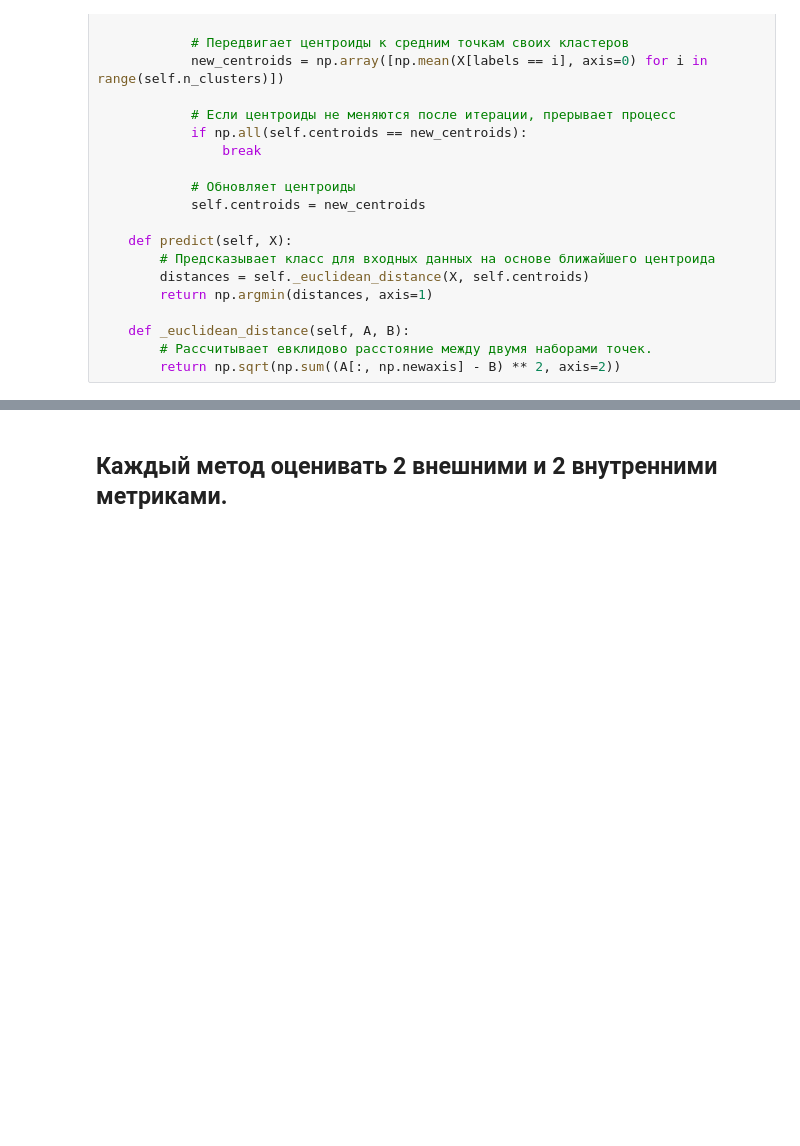
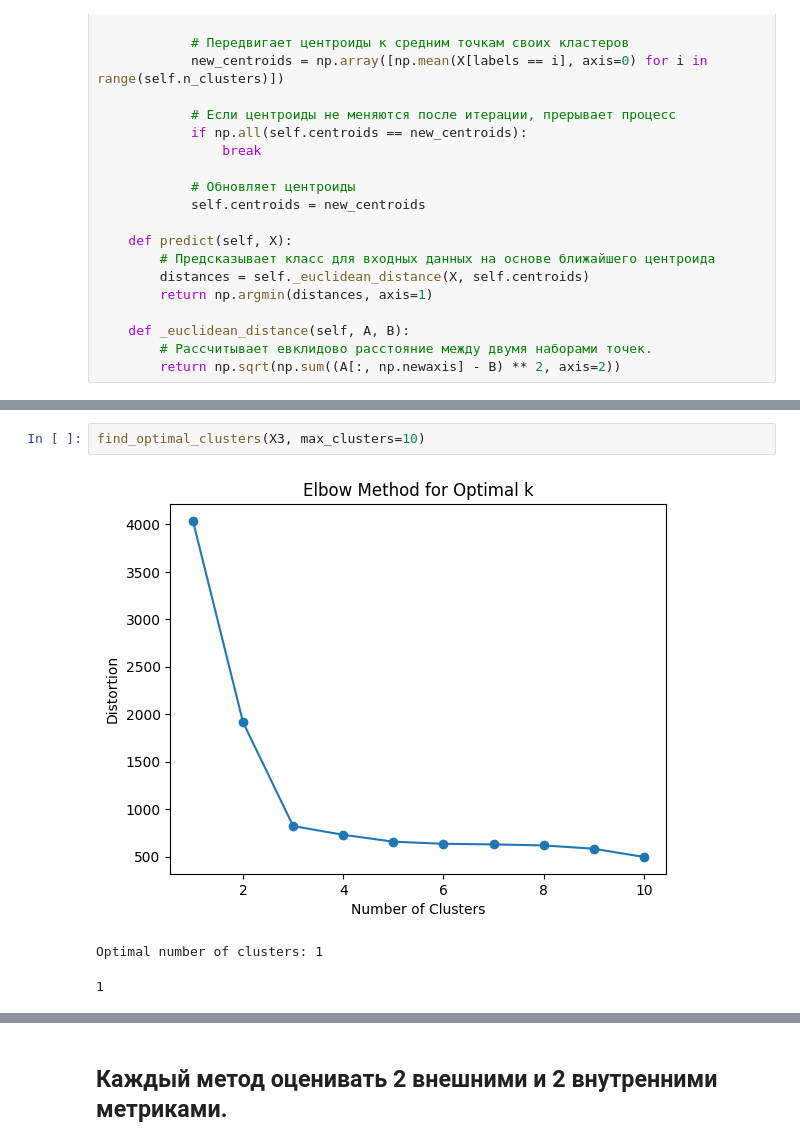
Before and after one commit to RiverSpider/Machine-Learning, a Jupyter notebook: notebook/lab6_Раевских_ФИТ-222.ipynb, the cells around one changed output, grey strips where cells are left out. Saved outputs shown, nothing was run; the diff lists cells and outputs as text; blank space fills up the shorter version.

```diff
--- a/notebook/lab6_Раевских_ФИТ-222.ipynb
+++ b/notebook/lab6_Раевских_ФИТ-222.ipynb
@@ -296,3 +327,9 @@ plt.show()
+# %%
+find_optimal_clusters(X3, max_clusters=10)
+# %% [output]
+[figure, added]
+Optimal number of clusters: 1
+1
 # %%
 kmeans = KMeans(n_clusters=3)
 kmeans.fit(X3)
```
Also changed, not shown: parts of 21 cells of this notebook, 9 other files.
